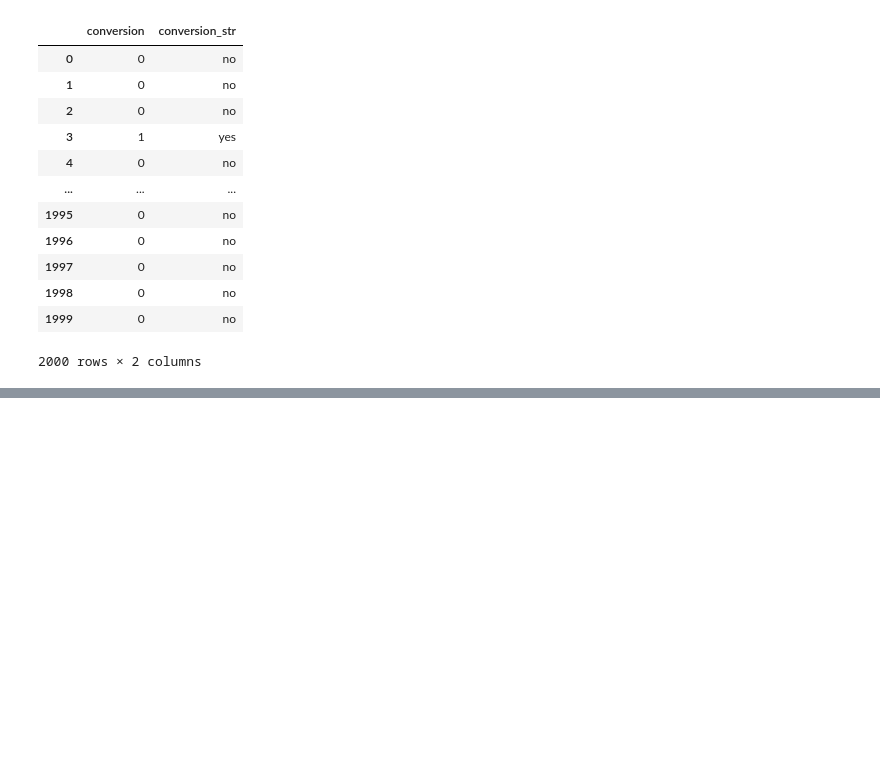
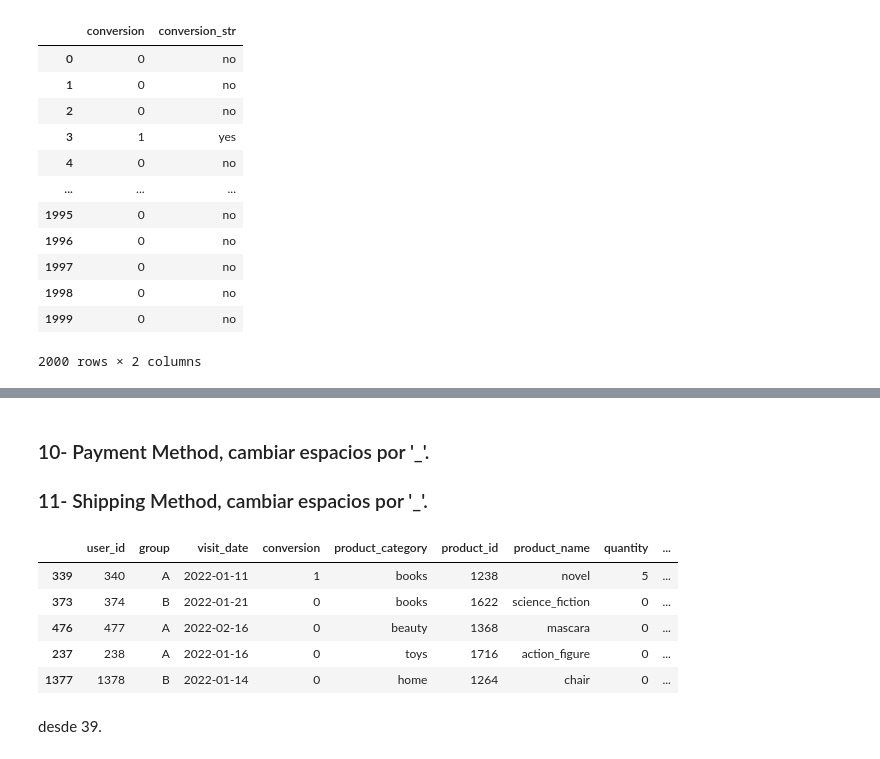
Before and after one commit to IGA-0658/amazon_abtesting, a Jupyter notebook: notebooks/02.limpieza.ipynb, the cells around one changed output, grey strips where cells are left out. Cells and saved outputs as stored; diff of their text form; code cells hidden in the pictures; blank space fills up the shorter version.

```diff
--- a/notebooks/02.limpieza.ipynb
+++ b/notebooks/02.limpieza.ipynb
@@ -110,0 +194,4 @@ minuto 23
+# %% [markdown]
+### 10- Payment Method, cambiar espacios por '_'.
+
+### 11- Shipping Method, cambiar espacios por '_'.
@@ -110,0 +213,11 @@ minuto 23
+# %%
+df.sample(5)
+# %% [output]
+|  | user_id | group | visit_date | conversion | product_category | product_id | product_name | quantity | ... |
+| 339 | 340 | A | 2022-01-11 | 1 | books | 1238 | novel | 5 | ... |
+| 373 | 374 | B | 2022-01-21 | 0 | books | 1622 | science_fiction | 0 | ... |
+| 476 | 477 | A | 2022-02-16 | 0 | beauty | 1368 | mascara | 0 | ... |
+| 237 | 238 | A | 2022-01-16 | 0 | toys | 1716 | action_figure | 0 | ... |
+| 1377 | 1378 | B | 2022-01-14 | 0 | home | 1264 | chair | 0 | ... |
+# %% [markdown]
+desde 39.
```
Also changed, not shown: parts of 30 cells of this notebook, 1 other file.
